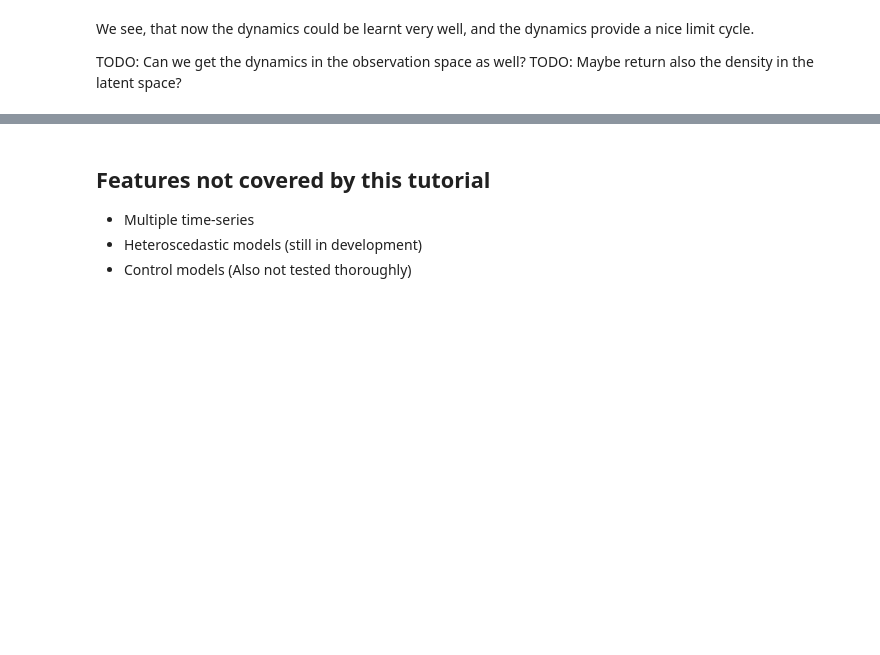
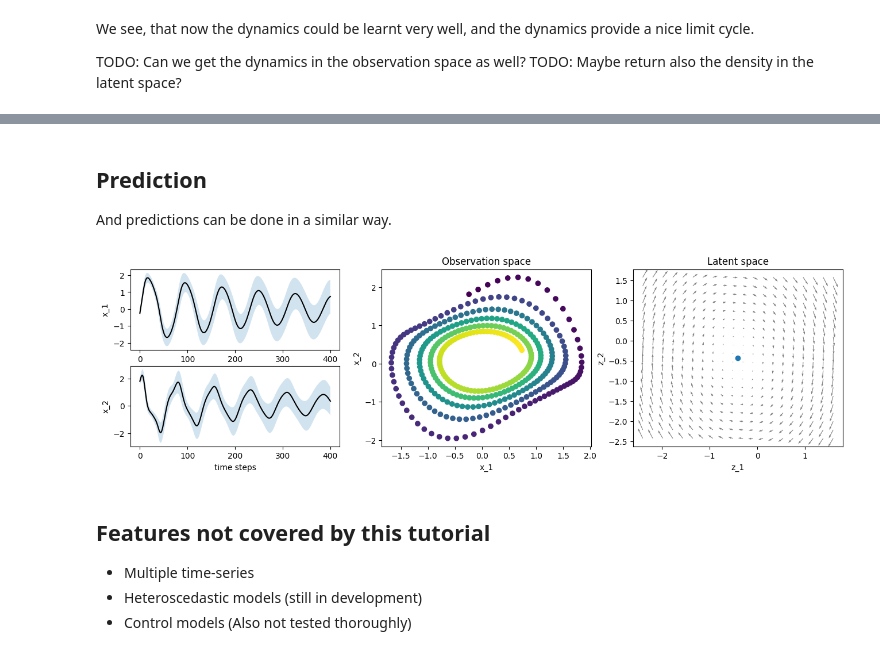
Before and after one commit to christiando/timeseries_models, a Jupyter notebook: notebooks/tutorial.ipynb, the cells around one changed output, grey strips where cells are left out. Drawn from its saved outputs; the diff is of its cells as text; code cells hidden in the pictures; blank space fills up the shorter version.

```diff
--- a/notebooks/tutorial.ipynb
+++ b/notebooks/tutorial.ipynb
@@ -222,0 +227,11 @@ TODO: Maybe return also the density in the latent space?
+# %%
+from timeseries_models import state_model, observation_model, state_space_model
+
+Dz = 2
+Dk = 5
+Dx = x_data.shape[-1]
+
+sm = state_model.LinearStateModel(Dz)
+om = observation_model.LSEMObservationModel(Dx, Dz, Dk, noise_x=.2)
+ssm = state_space_model.StateSpaceModel(om, sm)
+Q_list, p0_dict, smooth_dict, two_step_smooth_dict = ssm.fit(x_data)
@@ -223,3 +256,47 @@ TODO: Maybe return also the density in the latent space?
+# %% [markdown]
+## Prediction
+
+And predictions can be done in a similar way.
+# %%
+horizon = 1
+prediction_steps = 400
+x_prediction = np.vstack([x_data, np.zeros((prediction_steps, Dx))])
+data_prediction_densities = ssm.predict(X=x_prediction, horizon=horizon, first_prediction_idx=x_data.shape[0]-1)
+# %%
+pred_time = np.arange(0, prediction_steps+1)
+upper = data_prediction_densities.mu + np.sqrt(data_prediction_densities.Sigma.diagonal(axis1=-2, axis2=-1))
+lower = data_prediction_densities.mu - np.sqrt(data_prediction_densities.Sigma.diagonal(axis1=-2, axis2=-1))
+
+dz = lambda z: ssm.sm.state_density.get_conditional_mu(z[None])[0,0] - z
+fp = fsolve(dz, np.zeros((1,2)))
+z_mesh = np.meshgrid(np.linspace(fp[0] - 2., fp[0] + 2.,20), np.linspace(fp[1]-2.,fp[1]+2.,20))
+z_mesh = np.stack([z_mesh[0].flatten(), z_mesh[1].flatten()], axis=-1)
+dz_pred = np.vstack([dz(z) for z in z_mesh])
+
+plt.figure(figsize=(16, 4))
+plt.subplot(2, 3, 1)
+plt.plot(data_prediction_densities.mu[:, 0], 'k')
+plt.fill_between(np.arange(data_prediction_densities.mu.shape[0]), upper[:, 0], lower[:, 0], alpha=.2)
+plt.ylabel('x_1')
+plt.subplot(2, 3, 4)
+plt.plot(data_prediction_densities.mu[:, 1], 'k')
+plt.fill_between(np.arange(data_prediction_densities.mu.shape[0]), upper[:, 1], lower[:, 1], alpha=.2)
+plt.xlabel('time steps')
+plt.ylabel('x_2')
+plt.subplot(1, 3, 2)
+plt.scatter(data_prediction_densities.mu[:, 0], data_prediction_densities.mu[:, 1], c=pred_time)
+plt.title('Observation space')
+plt.xlabel('x_1')
+plt.ylabel('x_2')
+plt.subplot(1, 3, 3)
+plt.quiver(z_mesh[:, 0], z_mesh[:, 1], dz_pred[:, 0], dz_pred[:, 1], color='gray')
+plt.scatter(fp[0], fp[1], c='C0')
+plt.xlabel('z_1')
+plt.ylabel('z_2')
+plt.title('Latent space')
+plt.show()
+# %% [output]
+[figure, added]
 # %% [markdown]
 ## Features not covered by this tutorial
 
```
Also changed, not shown: parts of 3 cells of this notebook.
